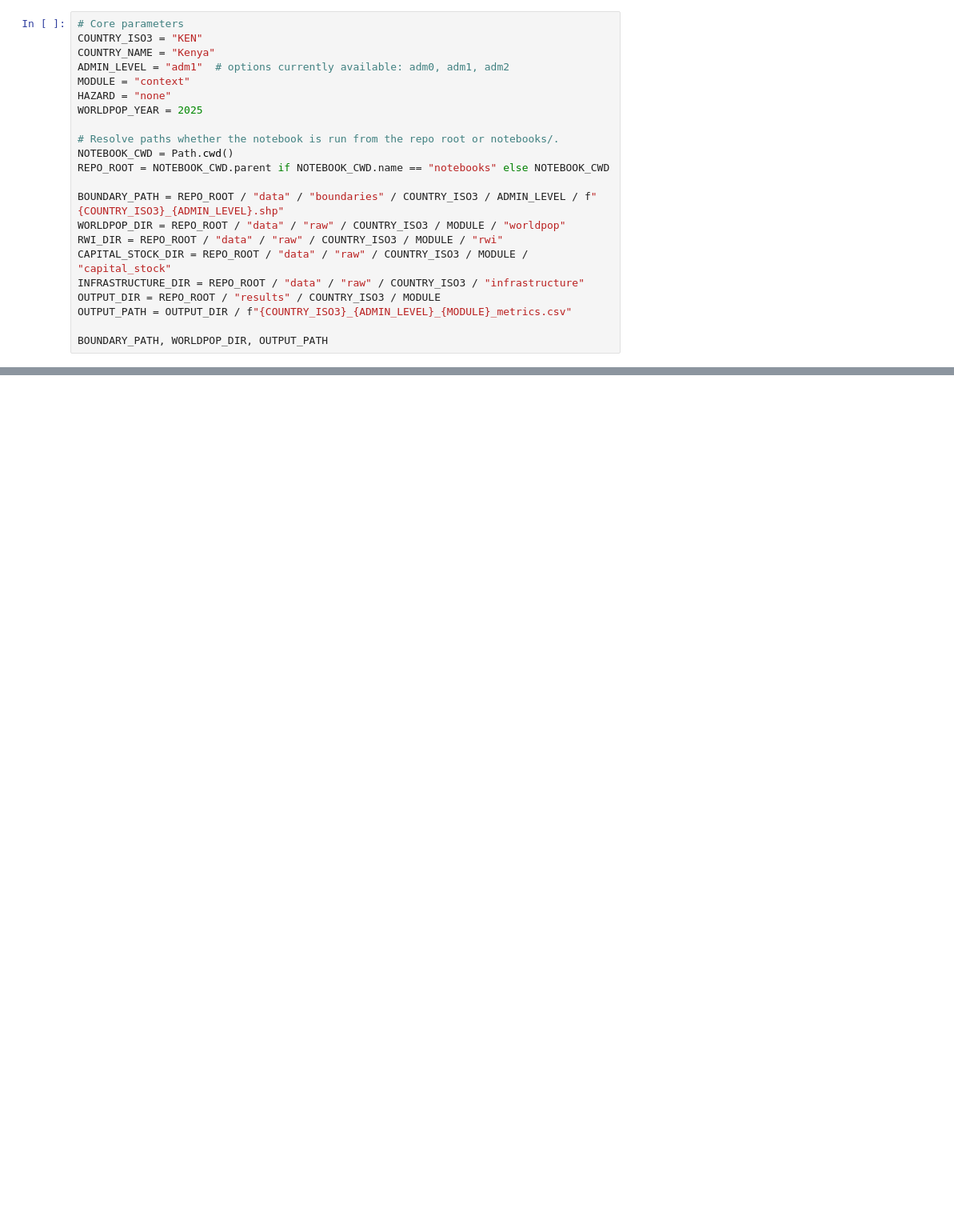
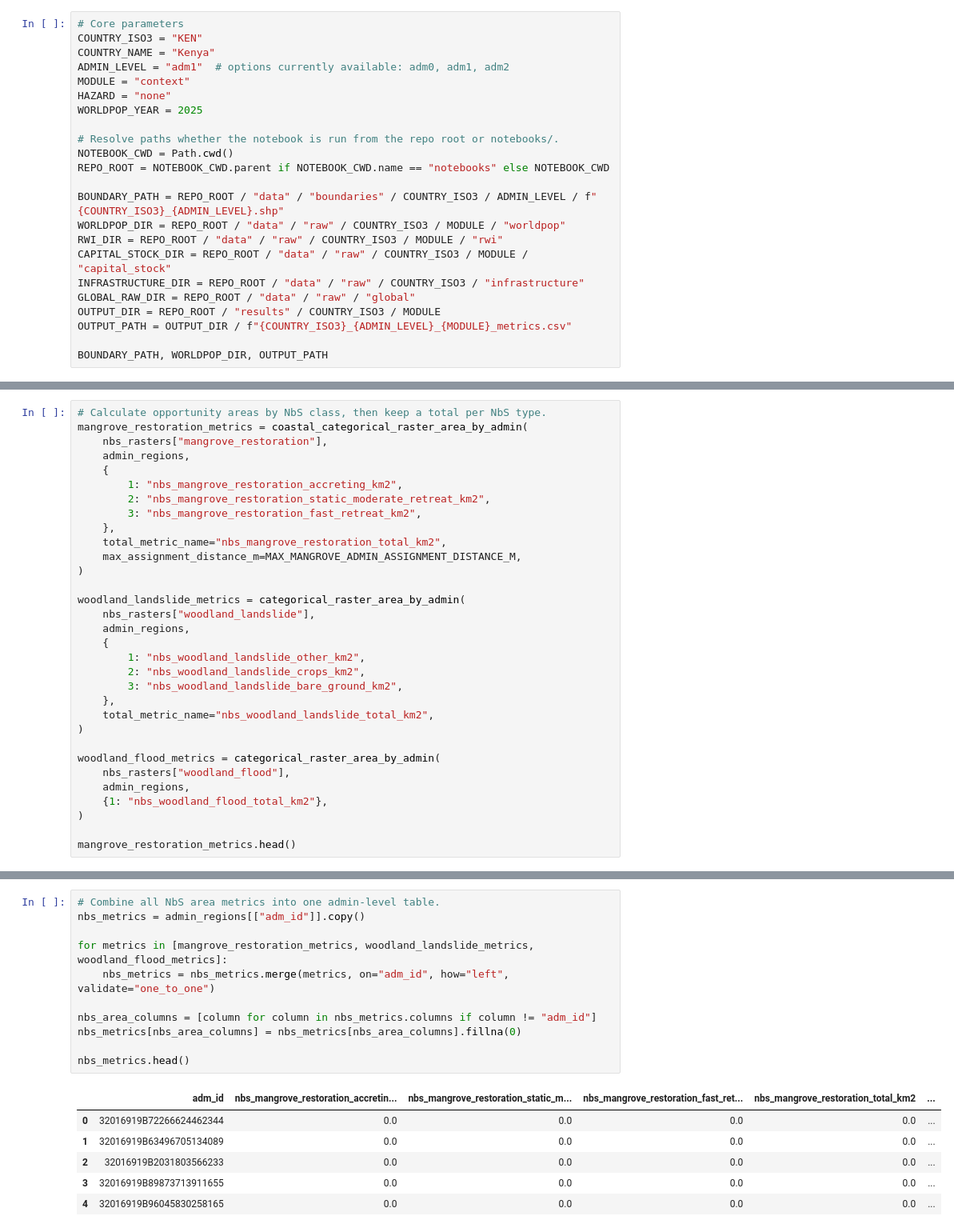
Before and after one commit to nismod/national_tool_metrics, a Jupyter notebook: notebooks/01_context_metrics.ipynb, the cells around one changed output, grey strips where cells are left out. Shown at 80% size. Cells and saved outputs as stored; diff of their text form; blank space fills up the shorter version.

Commit message:
add NbS metrics

```diff
--- a/notebooks/01_context_metrics.ipynb
+++ b/notebooks/01_context_metrics.ipynb
@@ -38,6 +41,7 @@ WORLDPOP_DIR = REPO_ROOT / "data" / "raw" / COUNTRY_ISO3 / MODULE / "worldpop"
 RWI_DIR = REPO_ROOT / "data" / "raw" / COUNTRY_ISO3 / MODULE / "rwi"
 CAPITAL_STOCK_DIR = REPO_ROOT / "data" / "raw" / COUNTRY_ISO3 / MODULE / "capital_stock"
 INFRASTRUCTURE_DIR = REPO_ROOT / "data" / "raw" / COUNTRY_ISO3 / "infrastructure"
+GLOBAL_RAW_DIR = REPO_ROOT / "data" / "raw" / "global"
 OUTPUT_DIR = REPO_ROOT / "results" / COUNTRY_ISO3 / MODULE
 OUTPUT_PATH = OUTPUT_DIR / f"{COUNTRY_ISO3}_{ADMIN_LEVEL}_{MODULE}_metrics.csv"
 
@@ -612,0 +837,32 @@ network_metrics.head()
+# %%
+# Calculate opportunity areas by NbS class, then keep a total per NbS type.
+mangrove_restoration_metrics = coastal_categorical_raster_area_by_admin(
+    nbs_rasters["mangrove_restoration"],
+    admin_regions,
+    {
+        1: "nbs_mangrove_restoration_accreting_km2",
+        2: "nbs_mangrove_restoration_static_moderate_retreat_km2",
+        3: "nbs_mangrove_restoration_fast_retreat_km2",
+    },
+    total_metric_name="nbs_mangrove_restoration_total_km2",
+    max_assignment_distance_m=MAX_MANGROVE_ADMIN_ASSIGNMENT_DISTANCE_M,
+)
+
+woodland_landslide_metrics = categorical_raster_area_by_admin(
+    nbs_rasters["woodland_landslide"],
+    admin_regions,
+    {
+        1: "nbs_woodland_landslide_other_km2",
+        2: "nbs_woodland_landslide_crops_km2",
+        3: "nbs_woodland_landslide_bare_ground_km2",
+    },
+    total_metric_name="nbs_woodland_landslide_total_km2",
+)
+
+woodland_flood_metrics = categorical_raster_area_by_admin(
+    nbs_rasters["woodland_flood"],
+    admin_regions,
+    {1: "nbs_woodland_flood_total_km2"},
+)
+
+mangrove_restoration_metrics.head()
@@ -613,3 +876,21 @@ network_metrics.head()
+# %%
+# Combine all NbS area metrics into one admin-level table.
+nbs_metrics = admin_regions[["adm_id"]].copy()
+
+for metrics in [mangrove_restoration_metrics, woodland_landslide_metrics, woodland_flood_metrics]:
+    nbs_metrics = nbs_metrics.merge(metrics, on="adm_id", how="left", validate="one_to_one")
+
+nbs_area_columns = [column for column in nbs_metrics.columns if column != "adm_id"]
+nbs_metrics[nbs_area_columns] = nbs_metrics[nbs_area_columns].fillna(0)
+
+nbs_metrics.head()
+# %% [output]
+|  | adm_id | nbs_mangrove_restoration_accretin... | nbs_mangrove_restoration_static_m... | nbs_mangrove_restoration_fast_ret... | nbs_mangrove_restoration_total_km2 | ... |
+| 0 | 32016919B72266624462344 | 0.0 | 0.0 | 0.0 | 0.0 | ... |
+| 1 | 32016919B63496705134089 | 0.0 | 0.0 | 0.0 | 0.0 | ... |
+| 2 | 32016919B2031803566233 | 0.0 | 0.0 | 0.0 | 0.0 | ... |
+| 3 | 32016919B89873713911655 | 0.0 | 0.0 | 0.0 | 0.0 | ... |
+| 4 | 32016919B96045830258165 | 0.0 | 0.0 | 0.0 | 0.0 | ... |
 # %%
 # Register each completed section output here.
 # Future sections should append their metrics DataFrames to this list.
```
Also changed, not shown: parts of 8 cells of this notebook, 1 other file.
